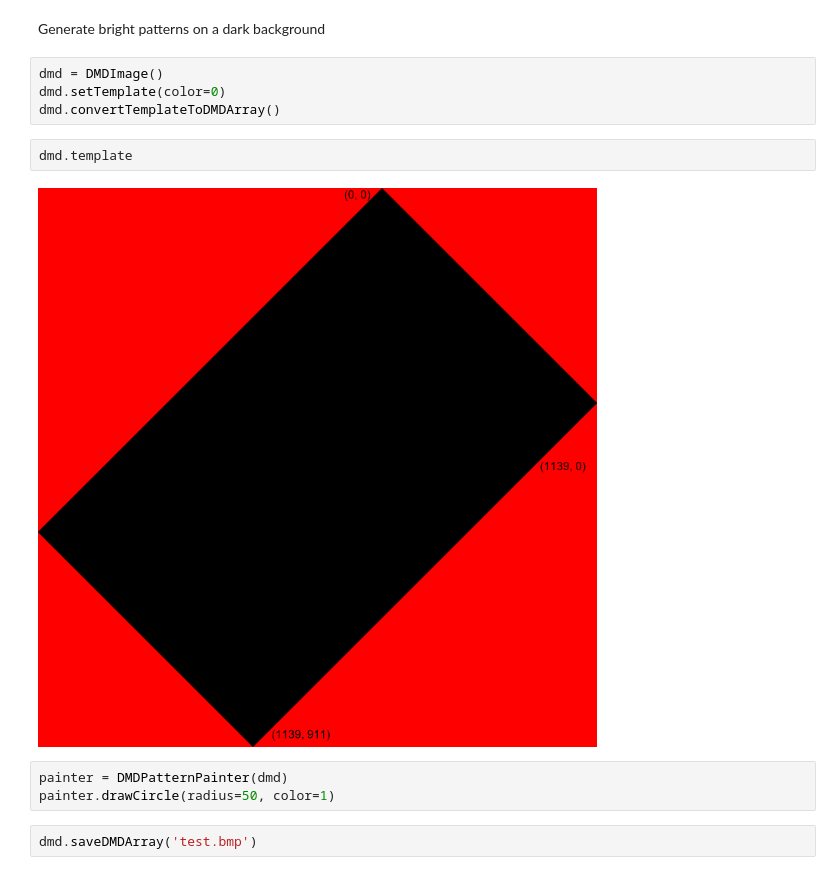
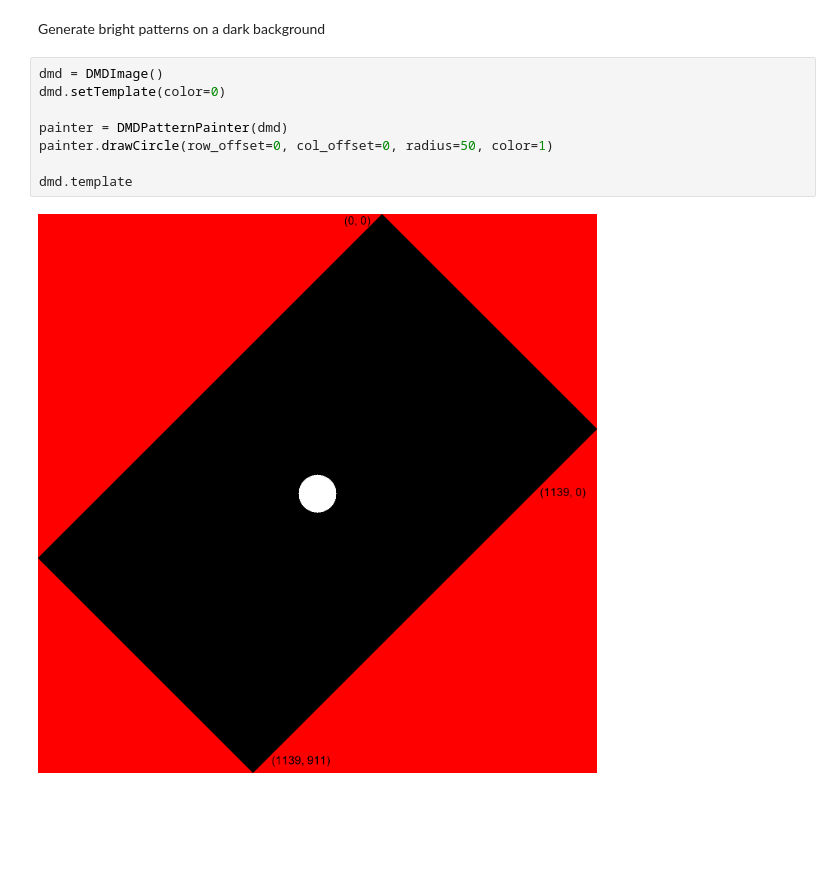
Before and after one commit to ChinLabQMS/DMD-pattern-generator, a Jupyter notebook: DMD_pattern_generation.ipynb, the cells around one changed output. Cells and saved outputs as stored; diff of their text form; blank space fills up the shorter version.

```diff
--- a/DMD_pattern_generation.ipynb
+++ b/DMD_pattern_generation.ipynb
@@ -28,13 +28,10 @@ Generate bright patterns on a dark background
 # %%
 dmd = DMDImage()
 dmd.setTemplate(color=0)
-dmd.convertTemplateToDMDArray()
+
+painter = DMDPatternPainter(dmd)
+painter.drawCircle(row_offset=0, col_offset=0, radius=50, color=1)
+
+dmd.template
+# %% [output]
+[figure, added]
-# %%
-dmd.template
-# %% [output]
-[figure, removed]
-# %%
-painter = DMDPatternPainter(dmd)
-painter.drawCircle(radius=50, color=1)
-# %%
-dmd.saveDMDArray('test.bmp')
```
Also changed, not shown: parts of 1 cell of this notebook, 3 other files.
